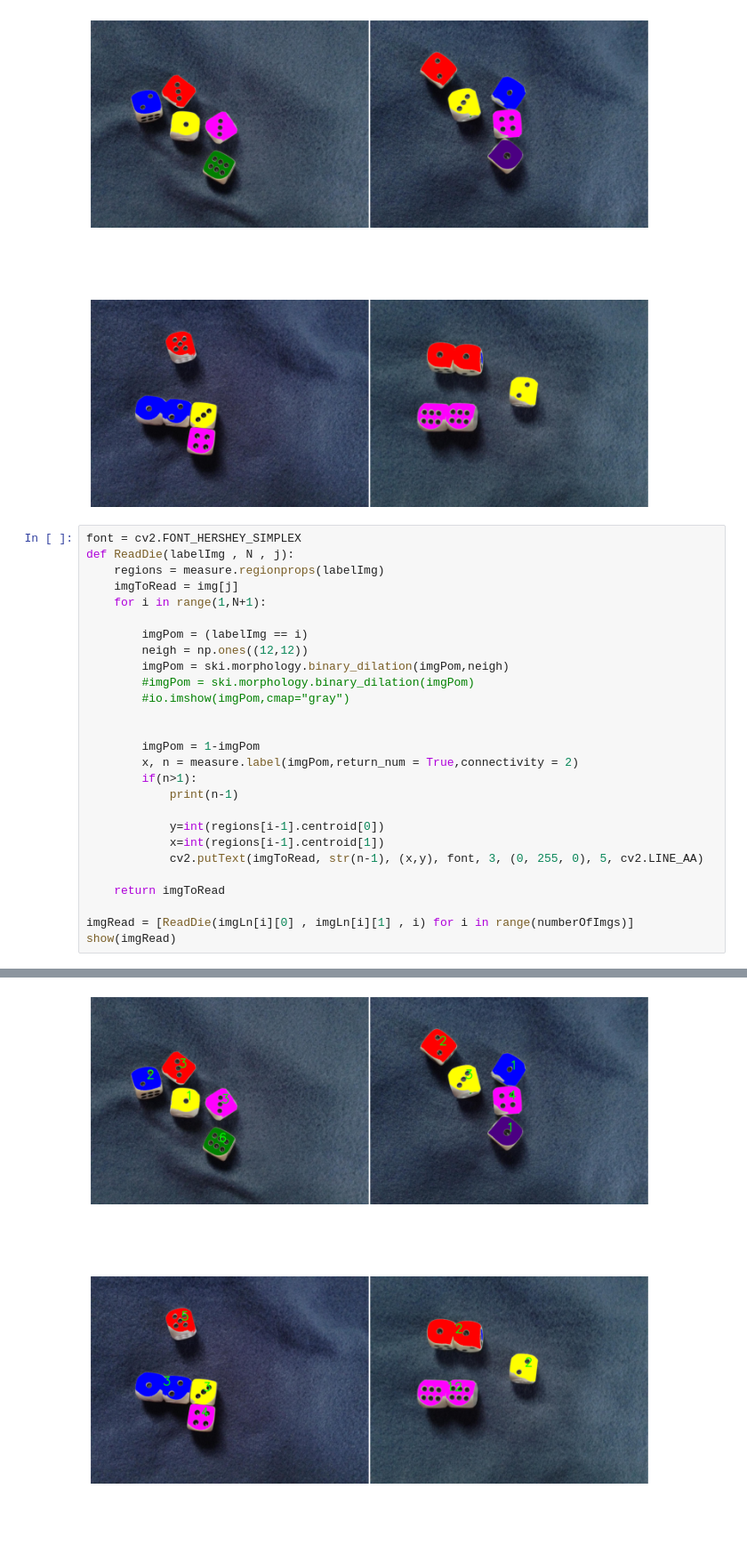
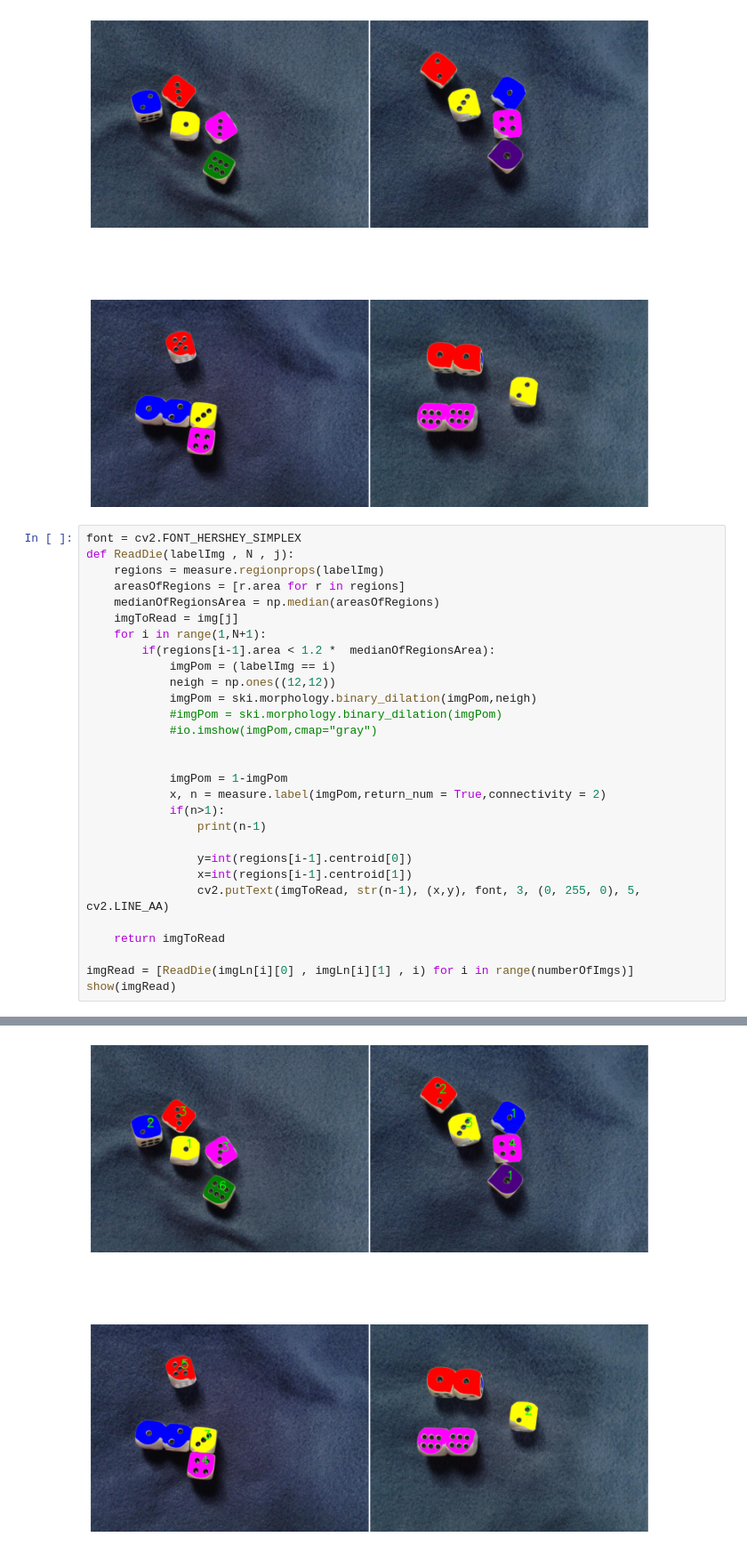
Before and after one commit to Grecjanin/DiceReader, a Jupyter notebook: DiceReader.ipynb, the cells around one changed output, grey strips where cells are left out. Shown at 89% size. Cells and saved outputs as stored; diff of their text form; blank space fills up the shorter version.

```diff
--- a/DiceReader.ipynb
+++ b/DiceReader.ipynb
@@ -78,24 +78,26 @@ show(temp)
 font = cv2.FONT_HERSHEY_SIMPLEX
 def ReadDie(labelImg , N , j):
     regions = measure.regionprops(labelImg)
+    areasOfRegions = [r.area for r in regions]
+    medianOfRegionsArea = np.median(areasOfRegions)
     imgToRead = img[j]
     for i in range(1,N+1):
-
-        imgPom = (labelImg == i)
-        neigh = np.ones((12,12))
-        imgPom = ski.morphology.binary_dilation(imgPom,neigh)
-        #imgPom = ski.morphology.binary_dilation(imgPom)
-        #io.imshow(imgPom,cmap="gray")
+        if(regions[i-1].area < 1.2 *  medianOfRegionsArea):
+            imgPom = (labelImg == i)
+            neigh = np.ones((12,12))
+            imgPom = ski.morphology.binary_dilation(imgPom,neigh)
+            #imgPom = ski.morphology.binary_dilation(imgPom)
+            #io.imshow(imgPom,cmap="gray")
 
 
-        imgPom = 1-imgPom
-        x, n = measure.label(imgPom,return_num = True,connectivity = 2)
-        if(n>1):
-            print(n-1)
+            imgPom = 1-imgPom
+            x, n = measure.label(imgPom,return_num = True,connectivity = 2)
+            if(n>1):
+                print(n-1)
 
-            y=int(regions[i-1].centroid[0])
-            x=int(regions[i-1].centroid[1])
-            cv2.putText(imgToRead, str(n-1), (x,y), font, 3, (0, 255, 0), 5, cv2.LINE_AA)
+                y=int(regions[i-1].centroid[0])
+                x=int(regions[i-1].centroid[1])
+                cv2.putText(imgToRead, str(n-1), (x,y), font, 3, (0, 255, 0), 5, cv2.LINE_AA)
 
     return imgToRead
 
@@ -122 +121 @@ show(imgRead)
-[figure, old version]
+[figure, new version]
```
Also changed, not shown: parts of 1 cell of this notebook.
